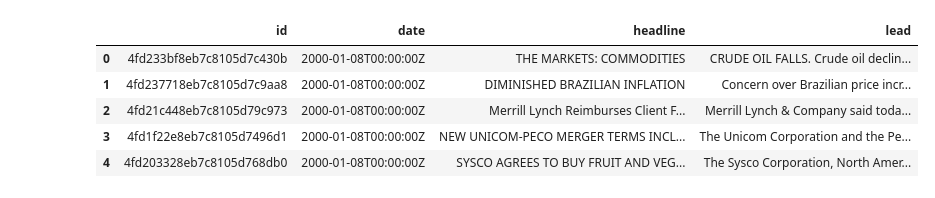
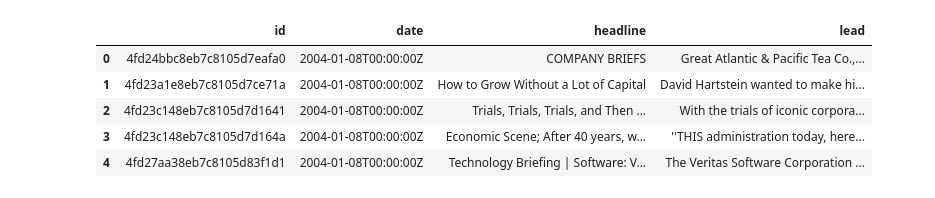
Before and after one commit to AC209ConsumerConfidence/Economic_Sentiment_Forecast, a Jupyter notebook: News_feature_extraction.ipynb, the cells around one changed output. Saved outputs shown, nothing was run; the diff lists cells and outputs as text; code cells hidden in the pictures.

```diff
--- a/News_feature_extraction.ipynb
+++ b/News_feature_extraction.ipynb
@@ -15,11 +18,11 @@ import string
 # %%
-data = pd.read_csv('2000_Output.csv', header=None)
+data = pd.read_csv('2004_Output.csv', header=None)
 data.columns = ['id','date','headline', 'lead']
 data.head()
 # %% [output]
 |  | id | date | headline | lead |
-| 0 | 4fd233bf8eb7c8105d7c430b | 2000-01-08T00:00:00Z | THE MARKETS: COMMODITIES | CRUDE OIL FALLS. Crude oil declin... |
-| 1 | 4fd237718eb7c8105d7c9aa8 | 2000-01-08T00:00:00Z | DIMINISHED BRAZILIAN INFLATION | Concern over Brazilian price incr... |
-| 2 | 4fd21c448eb7c8105d79c973 | 2000-01-08T00:00:00Z | Merrill Lynch Reimburses Client F... | Merrill Lynch & Company said toda... |
-| 3 | 4fd1f22e8eb7c8105d7496d1 | 2000-01-08T00:00:00Z | NEW UNICOM-PECO MERGER TERMS INCL... | The Unicom Corporation and the Pe... |
-| 4 | 4fd203328eb7c8105d768db0 | 2000-01-08T00:00:00Z | SYSCO AGREES TO BUY FRUIT AND VEG... | The Sysco Corporation, North Amer... |
+| 0 | 4fd24bbc8eb7c8105d7eafa0 | 2004-01-08T00:00:00Z | COMPANY BRIEFS | Great Atlantic & Pacific Tea Co.,... |
+| 1 | 4fd23a1e8eb7c8105d7ce71a | 2004-01-08T00:00:00Z | How to Grow Without a Lot of Capital | David Hartstein wanted to make hi... |
+| 2 | 4fd23c148eb7c8105d7d1641 | 2004-01-08T00:00:00Z | Trials, Trials, Trials, and Then ... | With the trials of iconic corpora... |
+| 3 | 4fd23c148eb7c8105d7d164a | 2004-01-08T00:00:00Z | Economic Scene; After 40 years, w... | ''THIS administration today, here... |
+| 4 | 4fd27aa38eb7c8105d83f1d1 | 2004-01-08T00:00:00Z | Technology Briefing | Software: V... | The Veritas Software Corporation ... |
```
Also changed, not shown: parts of 44 cells of this notebook, 2 other files.
